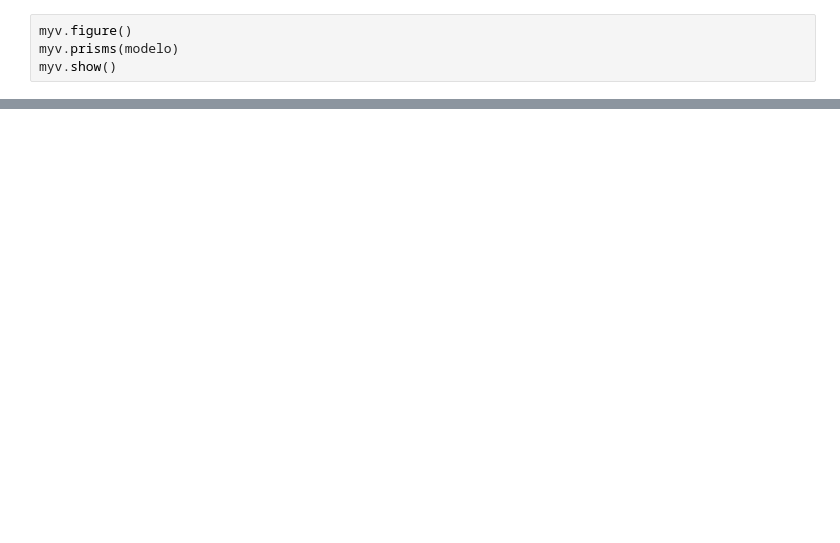
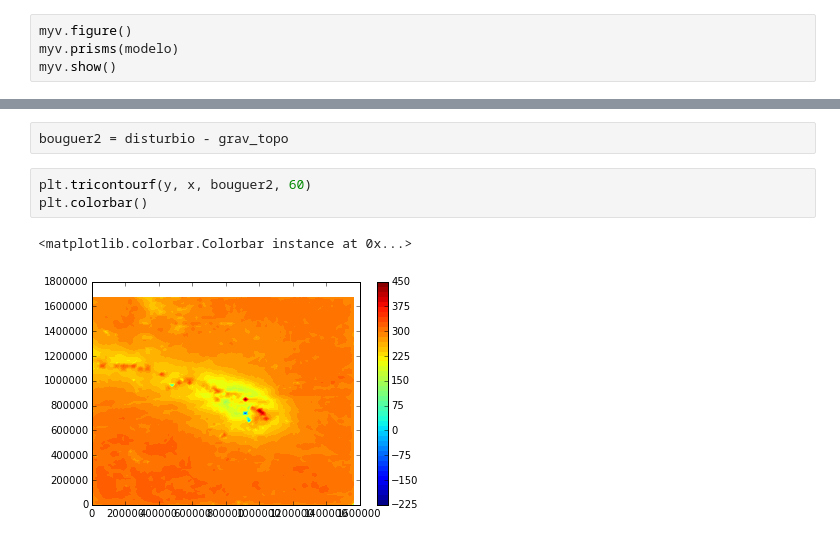
Before and after one commit to marcelobianchi/verao2016, a Jupyter notebook: DiaTres/tour-fatiando.ipynb, the cells around one changed output, grey strips where cells are left out. Cells and saved outputs as stored; diff of their text form; blank space fills up the shorter version.

```diff
--- a/DiaTres/tour-fatiando.ipynb
+++ b/DiaTres/tour-fatiando.ipynb
@@ -108,0 +175,8 @@ myv.show()
+# %%
+bouguer2 = disturbio - grav_topo
+# %%
+plt.tricontourf(y, x, bouguer2, 60)
+plt.colorbar()
+# %% [output]
+<matplotlib.colorbar.Colorbar instance at 0x...>
+[figure, added]
```
Also changed, not shown: parts of 19 cells of this notebook, 1 other file.
